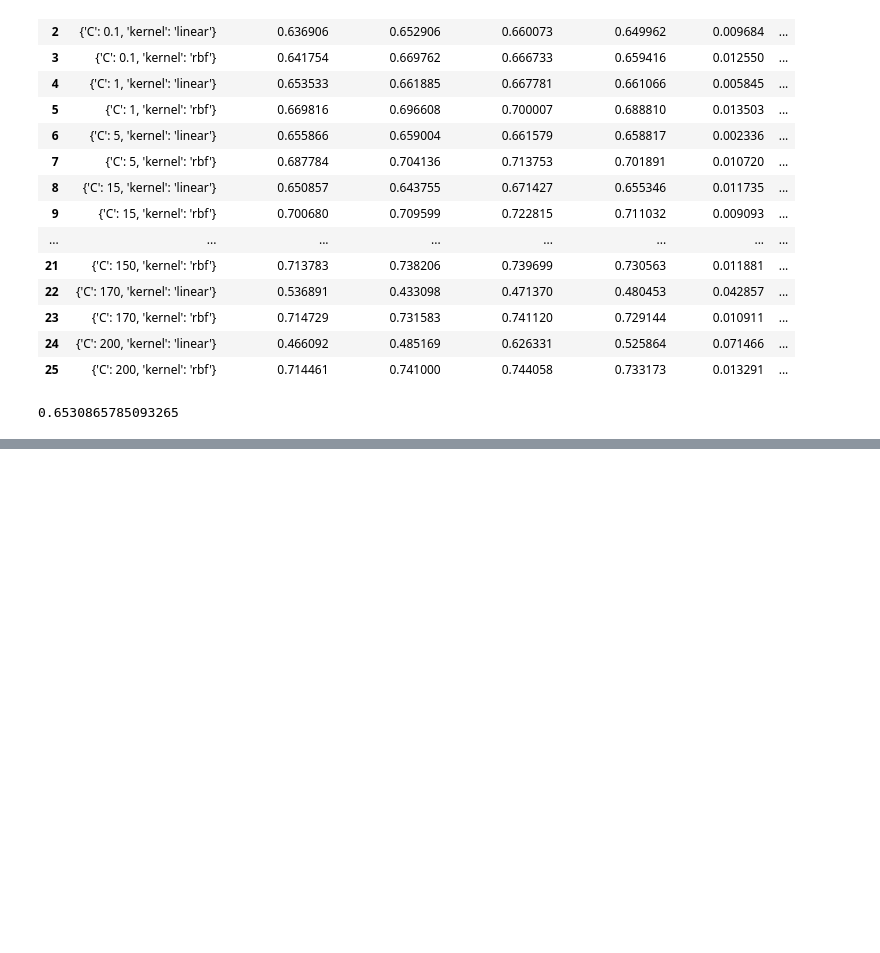
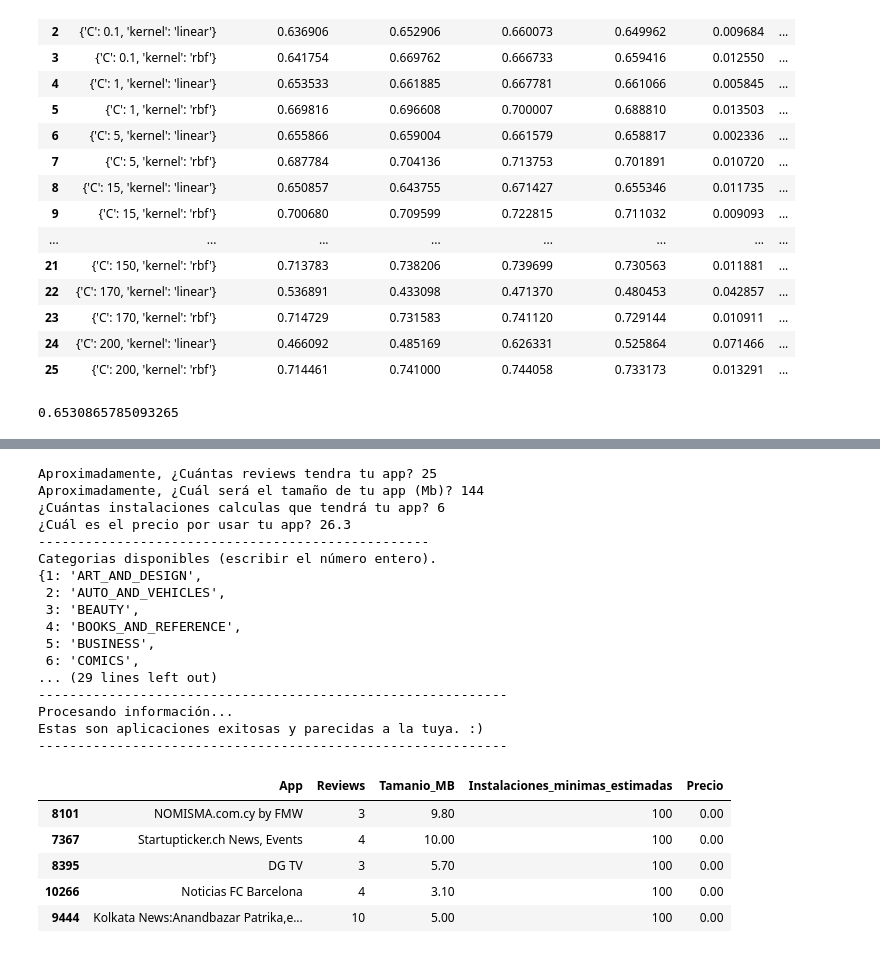
Before and after one commit to DiegoCorona/BEDU-Proyecto-Final-Estudio-de-mercado-de-Apps-M-viles-y-predicci-n-de-xito-, a Jupyter notebook: Estudio_de_mercado_de_Apps_Móviles_y_predicción_de_exito.ipynb, the cells around one changed output, grey strips where cells are left out. Cells and saved outputs as stored; diff of their text form; code cells hidden in the pictures; blank space fills up the shorter version.

```diff
--- a/Estudio_de_mercado_de_Apps_Móviles_y_predicción_de_exito.ipynb
+++ b/Estudio_de_mercado_de_Apps_Móviles_y_predicción_de_exito.ipynb
@@ -345,0 +491,26 @@ roc_auc_score(y_test, pred_scaled)
+# %%
+recomendaciones(get_input())
+# %% [output]
+Aproximadamente, ¿Cuántas reviews tendra tu app? 25
+Aproximadamente, ¿Cuál será el tamaño de tu app (Mb)? 144
+¿Cuántas instalaciones calculas que tendrá tu app? 6
+¿Cuál es el precio por usar tu app? 26.3
+--------------------------------------------------
+Categorias disponibles (escribir el número entero).
+{1: 'ART_AND_DESIGN',
+ 2: 'AUTO_AND_VEHICLES',
+ 3: 'BEAUTY',
+ 4: 'BOOKS_AND_REFERENCE',
+ 5: 'BUSINESS',
+ 6: 'COMICS',
+... (29 lines left out)
+------------------------------------------------------------
+Procesando información...
+Estas son aplicaciones exitosas y parecidas a la tuya. :)
+------------------------------------------------------------
+|  | App | Reviews | Tamanio_MB | Instalaciones_minimas_estimadas | Precio |
+| 8101 | NOMISMA.com.cy by FMW | 3 | 9.80 | 100 | 0.00 |
+| 7367 | Startupticker.ch News, Events | 4 | 10.00 | 100 | 0.00 |
+| 8395 | DG TV | 3 | 5.70 | 100 | 0.00 |
+| 10266 | Noticias FC Barcelona | 4 | 3.10 | 100 | 0.00 |
+| 9444 | Kolkata News:Anandbazar Patrika,e... | 10 | 5.00 | 100 | 0.00 |
```
Also changed, not shown: parts of 7 cells of this notebook.
